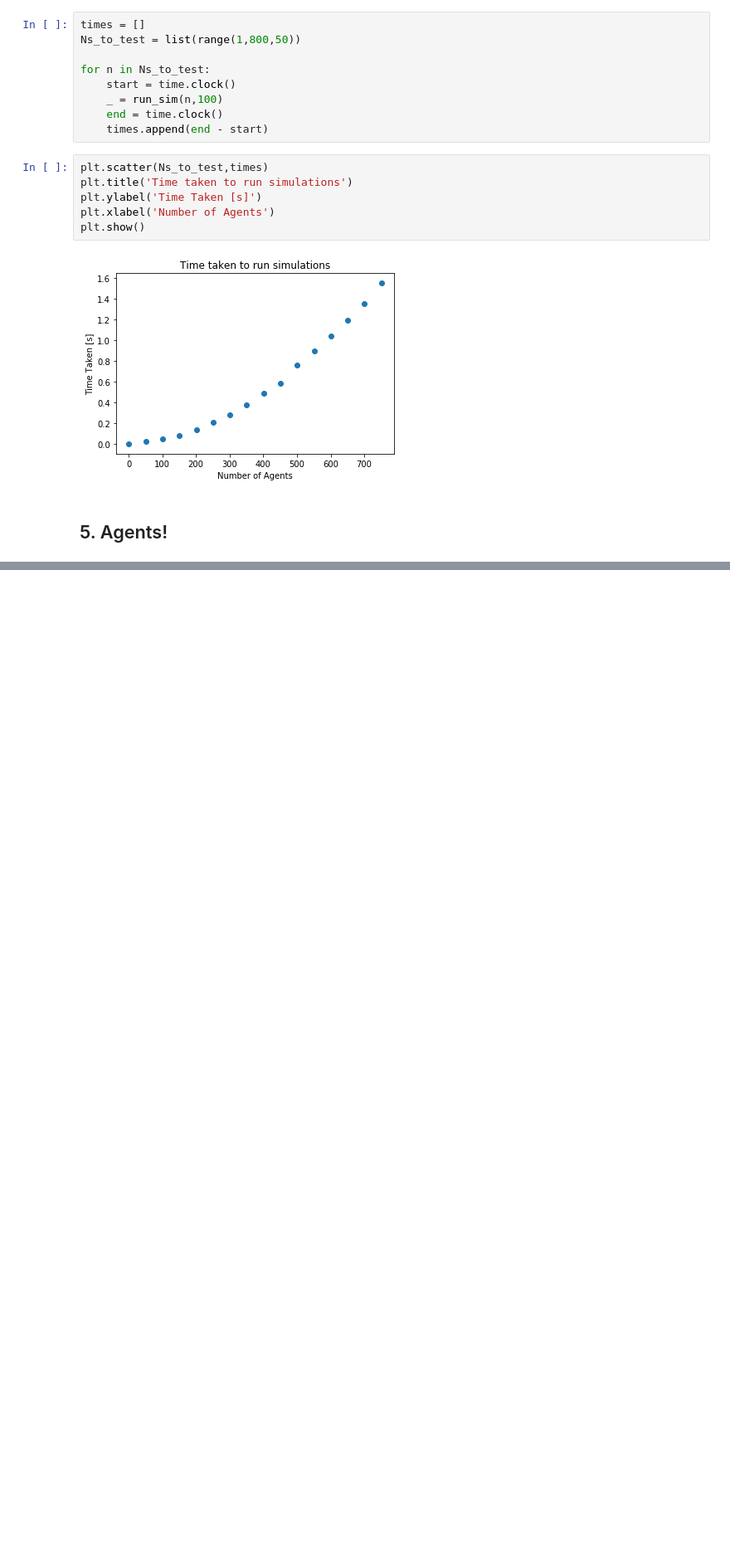
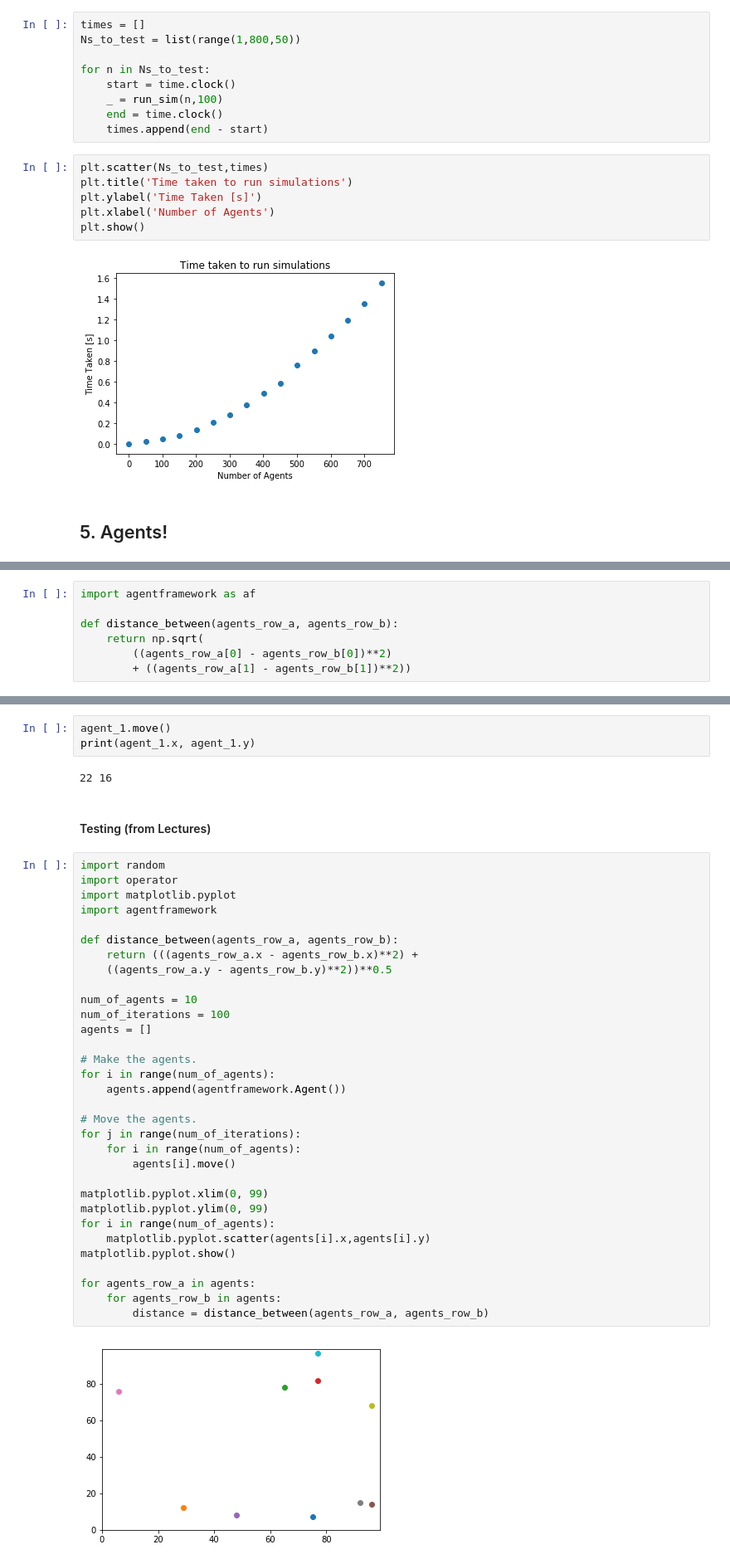
Before and after one commit to amiraliemami/SheepSim, a Jupyter notebook: Jupyter Workbook.ipynb, the cells around one changed output, grey strips where cells are left out. Shown at 83% size. Saved outputs shown, nothing was run; the diff lists cells and outputs as text; blank space fills up the shorter version.

```diff
--- a/Jupyter Workbook.ipynb
+++ b/Jupyter Workbook.ipynb
@@ -271 +269,8 @@ import agentframework as af
+# %%
+import agentframework as af
+
+def distance_between(agents_row_a, agents_row_b):
+    return np.sqrt(
+        ((agents_row_a[0] - agents_row_b[0])**2)
+        + ((agents_row_a[1] - agents_row_b[1])**2))
 # %%
@@ -319,0 +287,41 @@ rocket 2 at [20, 40]
+# %%
+agent_1.move()
+print(agent_1.x, agent_1.y)
+# %% [output]
+22 16
+# %% [markdown]
+#### Testing (from Lectures)
+# %%
+import random
+import operator
+import matplotlib.pyplot
+import agentframework
+
+def distance_between(agents_row_a, agents_row_b):
+    return (((agents_row_a.x - agents_row_b.x)**2) +
+    ((agents_row_a.y - agents_row_b.y)**2))**0.5
+
+num_of_agents = 10
+num_of_iterations = 100
+agents = []
+
+# Make the agents.
+for i in range(num_of_agents):
+    agents.append(agentframework.Agent())
+
+# Move the agents.
+for j in range(num_of_iterations):
+    for i in range(num_of_agents):
+        agents[i].move()
+
+matplotlib.pyplot.xlim(0, 99)
+matplotlib.pyplot.ylim(0, 99)
+for i in range(num_of_agents):
+    matplotlib.pyplot.scatter(agents[i].x,agents[i].y)
+matplotlib.pyplot.show()
+
+for agents_row_a in agents:
+    for agents_row_b in agents:
+        distance = distance_between(agents_row_a, agents_row_b)
+# %% [output]
+[figure, added]
```
Also changed, not shown: parts of 15 cells of this notebook, 3 other files.
